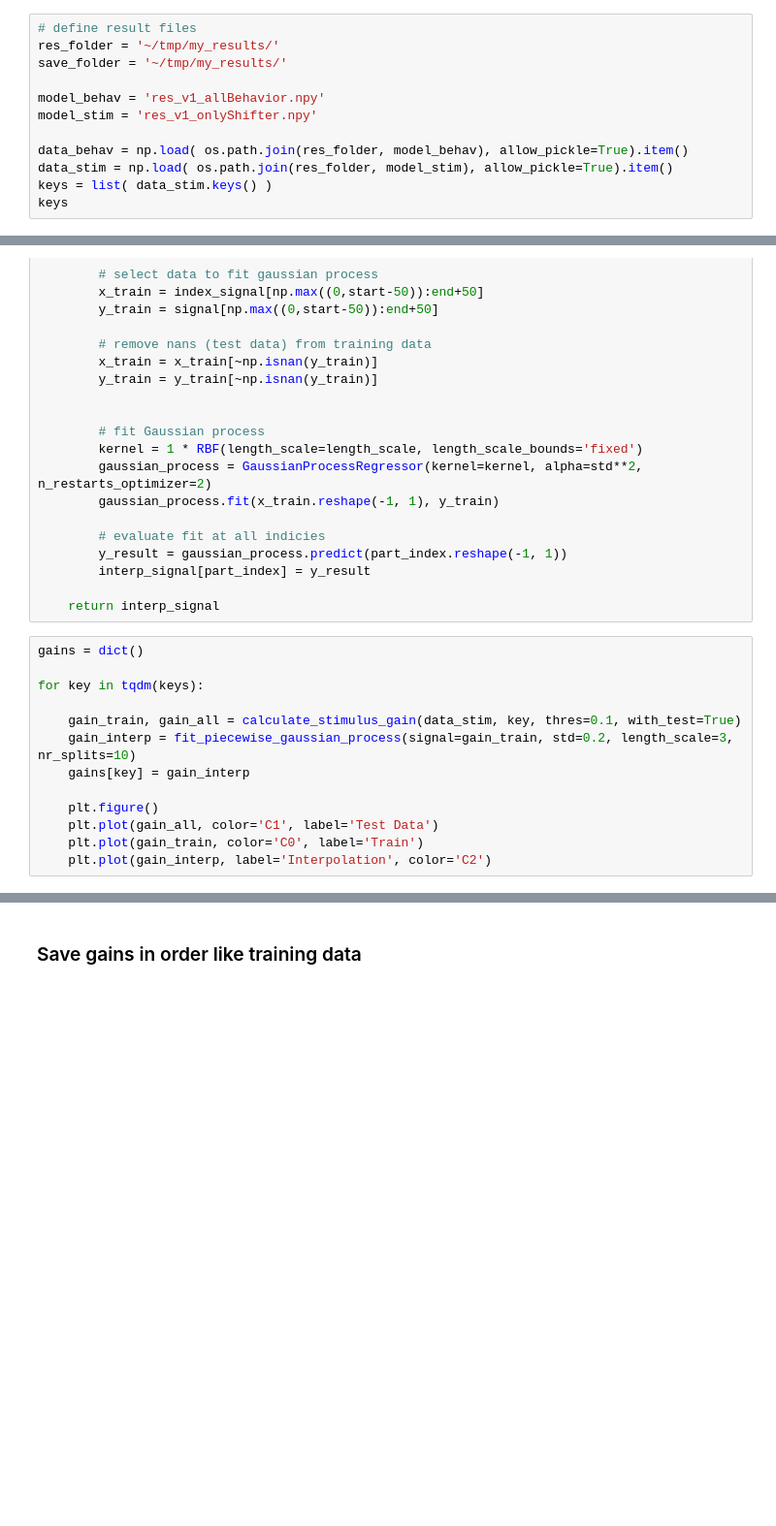
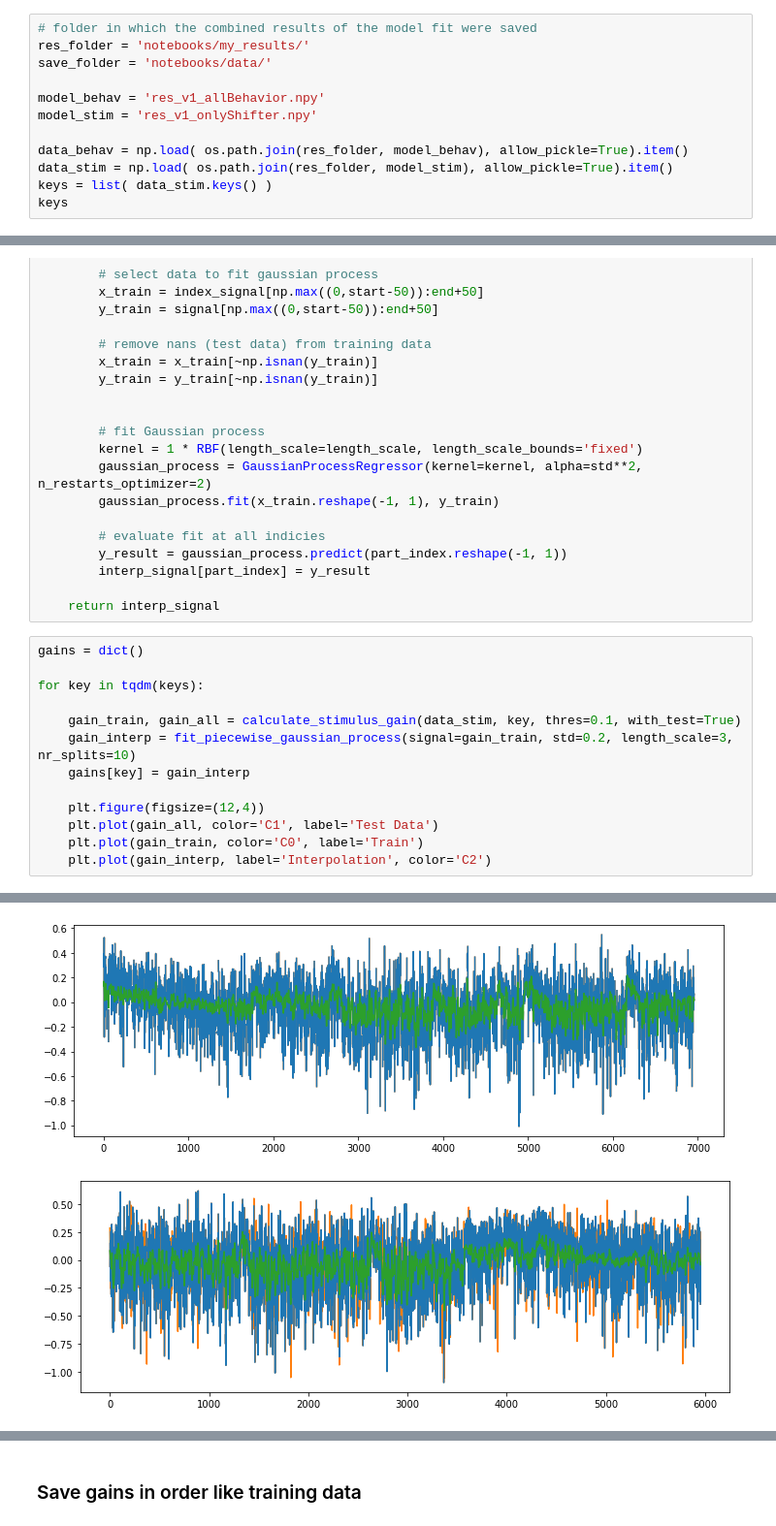
Before and after one commit to AdrianRoggenbach/adrian_sensorium, a Jupyter notebook: notebooks/my_notebooks/add_brain_internal_features.ipynb, the cells around one changed output, grey strips where cells are left out. Shown at 97% size. Saved outputs shown, nothing was run; the diff lists cells and outputs as text; blank space fills up the shorter version.

```diff
--- a/notebooks/my_notebooks/add_brain_internal_features.ipynb
+++ b/notebooks/my_notebooks/add_brain_internal_features.ipynb
@@ -10,7 +18,7 @@ from tqdm import tqdm
 # %%
-# define result files
-res_folder = '~/tmp/my_results/'
-save_folder = '~/tmp/my_results/'
+# folder in which the combined results of the model fit were saved
+res_folder = 'notebooks/my_results/'
+save_folder = 'notebooks/data/'
 
 model_behav = 'res_v1_allBehavior.npy'
 model_stim = 'res_v1_onlyShifter.npy'
@@ -108,7 +116,7 @@ for key in tqdm(keys):
     gain_interp = fit_piecewise_gaussian_process(signal=gain_train, std=0.2, length_scale=3, nr_splits=10)
     gains[key] = gain_interp
 
-    plt.figure()
+    plt.figure(figsize=(12,4))
     plt.plot(gain_all, color='C1', label='Test Data')
     plt.plot(gain_train, color='C0', label='Train')
     plt.plot(gain_interp, label='Interpolation', color='C2')
@@ -127,0 +124,2 @@ for key in tqdm(keys):
+[figure, added]
+[figure, added]
```
Also changed, not shown: parts of 13 cells of this notebook, 5 other files.
